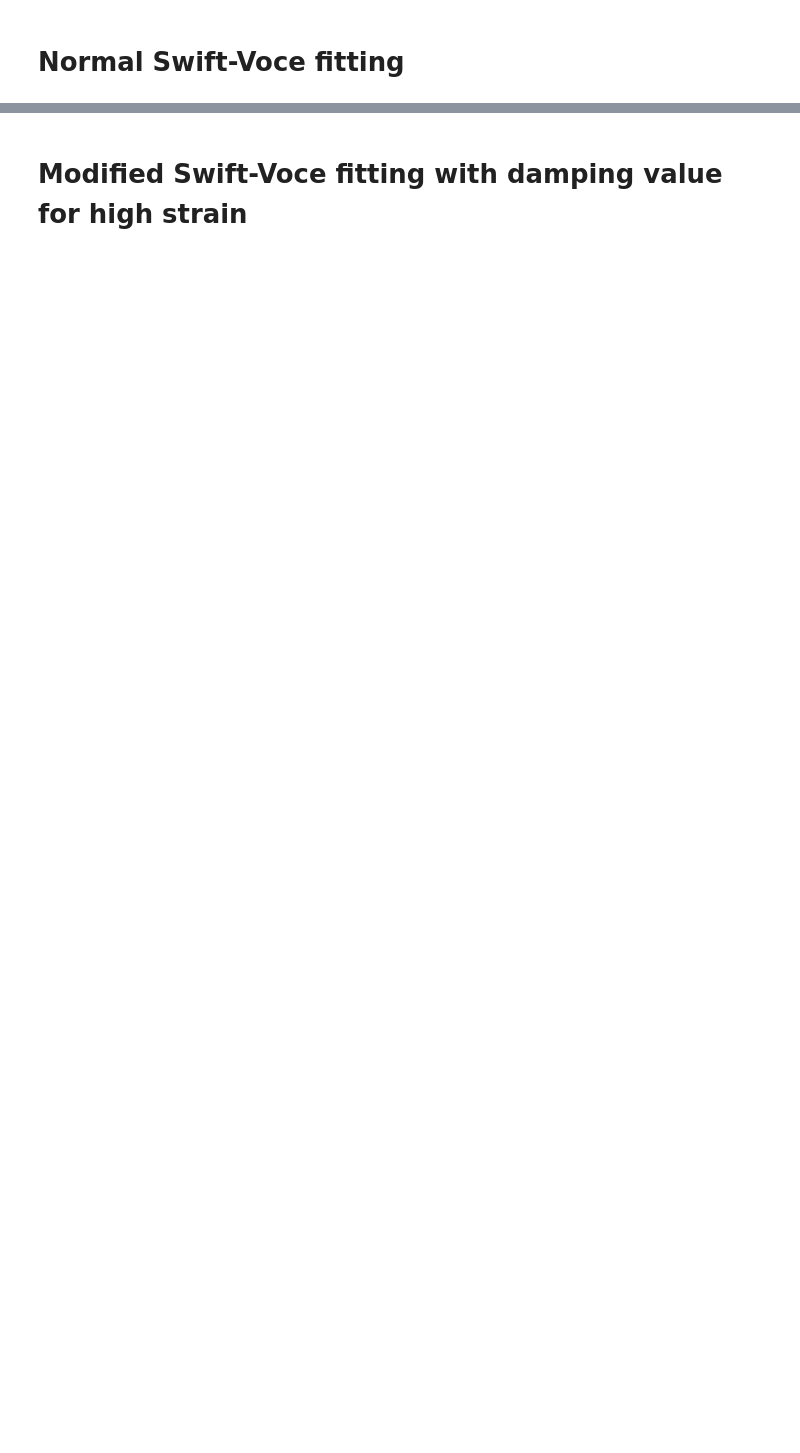
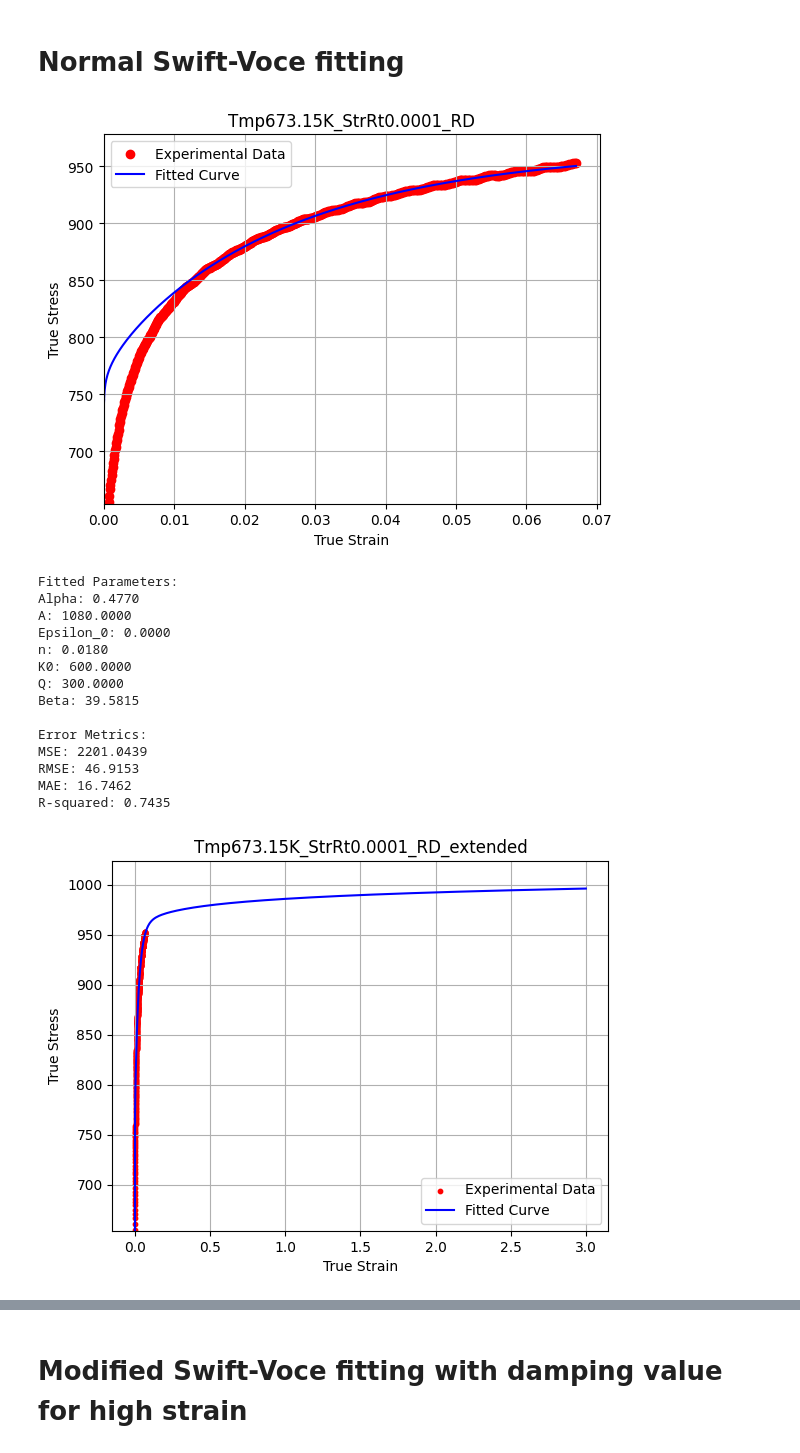
Before and after one commit to meiannnnn/coe-final-project, a Jupyter notebook: sv_fitting.ipynb, the cells around one changed output, grey strips where cells are left out. Cells and saved outputs as stored; diff of their text form; code cells hidden in the pictures; blank space fills up the shorter version.

```diff
--- a/sv_fitting.ipynb
+++ b/sv_fitting.ipynb
@@ -29,10 +29,13 @@ def analyze_sv_fit(file_path, strain_column, stress_column, title, initial_guess
     stress = data[stress_column].dropna().values
 
 # Initial guesses for parameters [alpha, A, epsilon_0, n, k0, Q, beta]
-    initial_guess = [0.5, 500, 0.01, 0.2, 300, 200, 10]
+    initial_guess = [0.5, 900, 0.005, 0.15, 450, 100, 15]
+    bounds = ([1e-10, 1e-10, 1e-10, 1e-10, 1e-10, 1e-10, 1e-10], [1.0, 1080, 0.02, 0.5, 600, 300, 100])
+    weights = 1 / (strain + 0.01) ** 2  # Experiment with the exponent for better fit
+    #bounds = ([0, 0, 0, 0, 0, 0, 0], [np.inf, np.inf, np.inf, np.inf, np.inf, np.inf, np.inf])
 
-# Fit the curve
-    params, _ = curve_fit(swift_voce, strain, stress, p0=initial_guess, maxfev=100000)
+# Fit the curve with bounds
+    params, _ = curve_fit(swift_voce, strain, stress, p0=initial_guess, maxfev=10000000, bounds=bounds, sigma=weights)
 
 # Extract fitted parameters
     alpha, A, epsilon_0, n, k0, Q, beta = params
@@ -45,6 +48,9 @@ def analyze_sv_fit(file_path, strain_column, stress_column, title, initial_guess
     plt.ylabel('True Stress')
     plt.title(title)
     plt.legend()
+    plt.grid(True)
+    plt.xlim(left=0)
+    plt.ylim(bottom=min(fitted_stress))
     plt.show()
 
 # Print fitted parameters
@@ -58,57 +64,56 @@ def analyze_sv_fit(file_path, strain_column, stress_column, title, initial_guess
     r_squared = 1 - np.sum((stress - fitted_stress) ** 2) / np.sum((stress - np.mean(stress)) ** 2)
 
     # Print error metrics
     print(f'Error Metrics:\n'
           f'MSE: {mse:.4f}\n'
           f'RMSE: {rmse:.4f}\n'
           f'MAE: {mae:.4f}\n'
           f'R-squared: {r_squared:.4f}')
 
 # Extended strain for comparison (you might want to adjust this range)
     extended_strain = pd.read_csv("data/strain_extended.csv")['strain']
     extended_stress = swift_voce(extended_strain, *params)
-    plt.scatter(strain, stress, label='Experimental Data', color='red')
+    plt.scatter(strain, stress, label='Experimental Data', color='red', s=10)
     plt.plot(extended_strain, extended_stress, label='Fitted Curve', color='blue')
     plt.xlabel('True Strain')
     plt.ylabel('True Stress')
     plt.title(f"{title}_extended")
     plt.legend()
+    plt.grid(True)
+    plt.ylim(bottom=min(fitted_stress))
     plt.show()
+
 
     # Create a DataFrame to save the results
     df = pd.DataFrame({
         'Strain': extended_strain,
         'Stress': extended_stress
     })
 
     # Save the DataFrame to a CSV file
-    output_file_path = f"extended_curve/{title}.csv"  # Adjust the filename as needed
+
+    output_file_path = f"extended_curve/new/{title}.csv"  # Adjust the filename as needed
     df.to_csv(output_file_path, index=False)
 
-    '''
-    # Export stress and strain values
-    stress_difference = stress - fitted_stress
 
-    # Create a DataFrame with the required columns
-    df = pd.DataFrame({
-        'Experimental Strain': strain,
-        'Experimental Stress': stress,
-        'Fitted Stress': fitted_stress,
-        'Stress Difference': stress_difference
-    })
-    extracted_strain = np.arange(0.1, 3.01, 0.01)
-    extracted_stress = swift_voce(extracted_strain, *params)
-    df2 = pd.DataFrame({
-        'Extended Strain': extracted_strain,
-        'Extended Stress': extracted_stress,
-    })
+    return params, extended_stress, extended_strain
 
-    # Save the DataFrame to an Excel file with the file name based on the `title` argument
-    output_file_path = f"{title}_stress_strain_comparison.xlsx"
-    with pd.ExcelWriter(output_file_path) as writer:
-        df.to_excel(writer, sheet_name='Comparison', index=False)
-        df2.to_excel(writer, sheet_name='Extended Fit', index=False)
-
-    print(f"Data has been exported to {output_file_path}")
-    '''
-    return params, extended_stress, extended_strain
+condition = 'Tmp673.15K_StrRt0.0001_RD'
+analyze_sv_fit(f'data/Exp_FC_StrRtDpn_TmpDpn_Tmp673.csv', condition + '_E', condition + '_S', condition)
+# %% [output]
+[figure, added]
+Fitted Parameters:
+Alpha: 0.4770
+A: 1080.0000
+Epsilon_0: 0.0000
+n: 0.0180
+K0: 600.0000
+Q: 300.0000
+Beta: 39.5815
+
+Error Metrics:
+MSE: 2201.0439
+RMSE: 46.9153
+MAE: 16.7462
+R-squared: 0.7435
+[figure, added]
```
Also changed, not shown: parts of 6 cells of this notebook, 1 other file.
